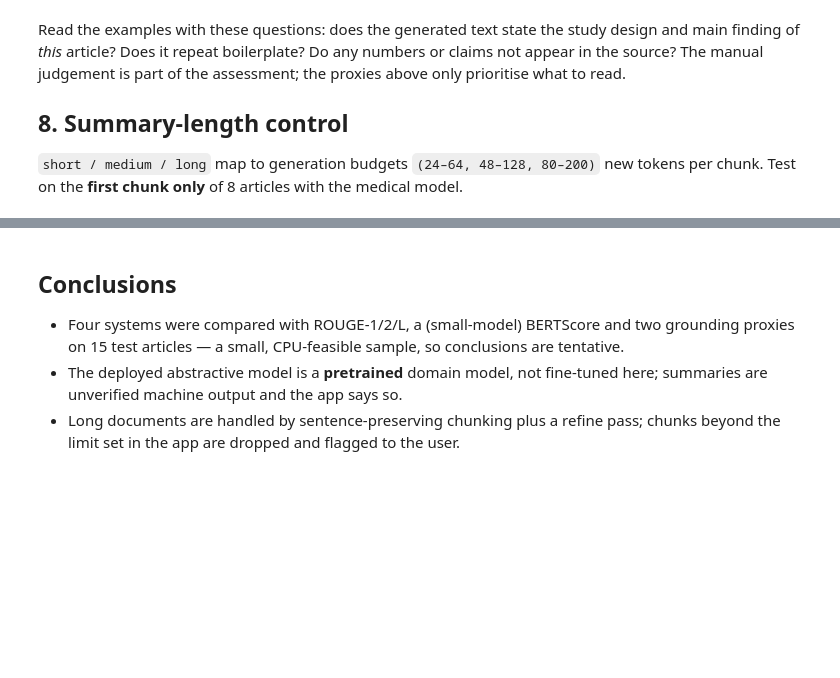
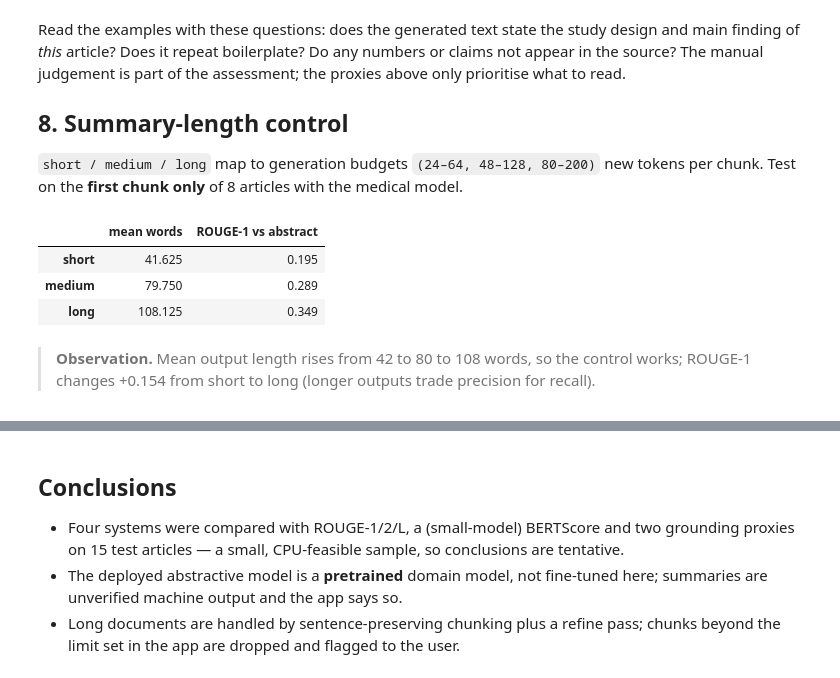
Before and after one commit to TusharPatra26/MediScope, a Jupyter notebook: notebooks/08_medical_summarization.ipynb, the cells around one changed output, grey strips where cells are left out. Saved outputs shown, nothing was run; the diff lists cells and outputs as text; code cells hidden in the pictures; blank space fills up the shorter version.

```diff
--- a/notebooks/08_medical_summarization.ipynb
+++ b/notebooks/08_medical_summarization.ipynb
@@ -151,12 +252,18 @@ Read the examples with these questions: does the generated text state the study
 # %%
 sub = docs.head(8); L = {}
 for name, (lo, hi) in config.SUM_LENGTHS.items():
     outs = []
     for a in sub.article:
-        ch = chunk_sentences(split_sentences(a), med.n_tokens)[0]; outs.append(med.gen(" ".join(ch), lo, hi))
+        ch = chunk_sentences(sents_of(a), med.n_tokens)[0]; outs.append(med.gen(" ".join(ch), lo, hi))
     L[name] = {"mean words": np.mean([len(o.split()) for o in outs]), "ROUGE-1 vs abstract": rouge_scores(outs, sub.abstract.tolist())["rouge1"]}
 ldf = pd.DataFrame(L).T; display(ldf.round(3))
 note(f"Mean output length rises from {ldf.loc['short','mean words']:.0f} to {ldf.loc['medium','mean words']:.0f} to {ldf.loc['long','mean words']:.0f} words, so the control works; ROUGE-1 changes {ldf.loc['long','ROUGE-1 vs abstract'] - ldf.loc['short','ROUGE-1 vs abstract']:+.3f} from short to long (longer outputs trade precision for recall).")
+# %% [output]
+|  | mean words | ROUGE-1 vs abstract |
+| short | 41.625 | 0.195 |
+| medium | 79.750 | 0.289 |
+| long | 108.125 | 0.349 |
+> **Observation.** Mean output length rises from 42 to 80 to 108 words, so the control works; ROUGE-1 changes +0.154 from short to long (longer outputs trade precision for recall).
 # %%
 save_json({"n_docs": len(docs), "systems": res.round(5).to_dict("index"), "factual_proxies": fcdf.round(5).to_dict("index"), "length_control": ldf.round(4).to_dict("index"), "bertscore_note": bs_note,
            "protocol": "15 PubMed-summarization test articles; abstractive systems read first 3 chunks (<=512 tokens each)", "model_params_m": sum(p.numel() for p in med.model.parameters()) / 1e6,
```
Also changed, not shown: parts of 10 cells of this notebook, 29 other files.
